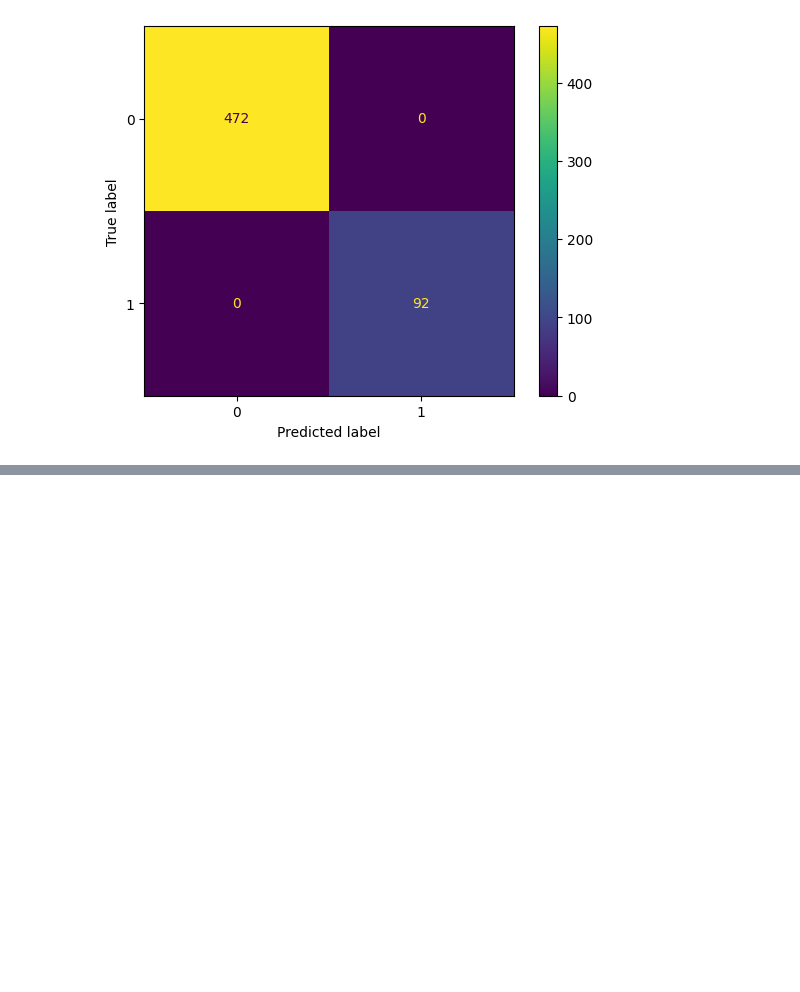
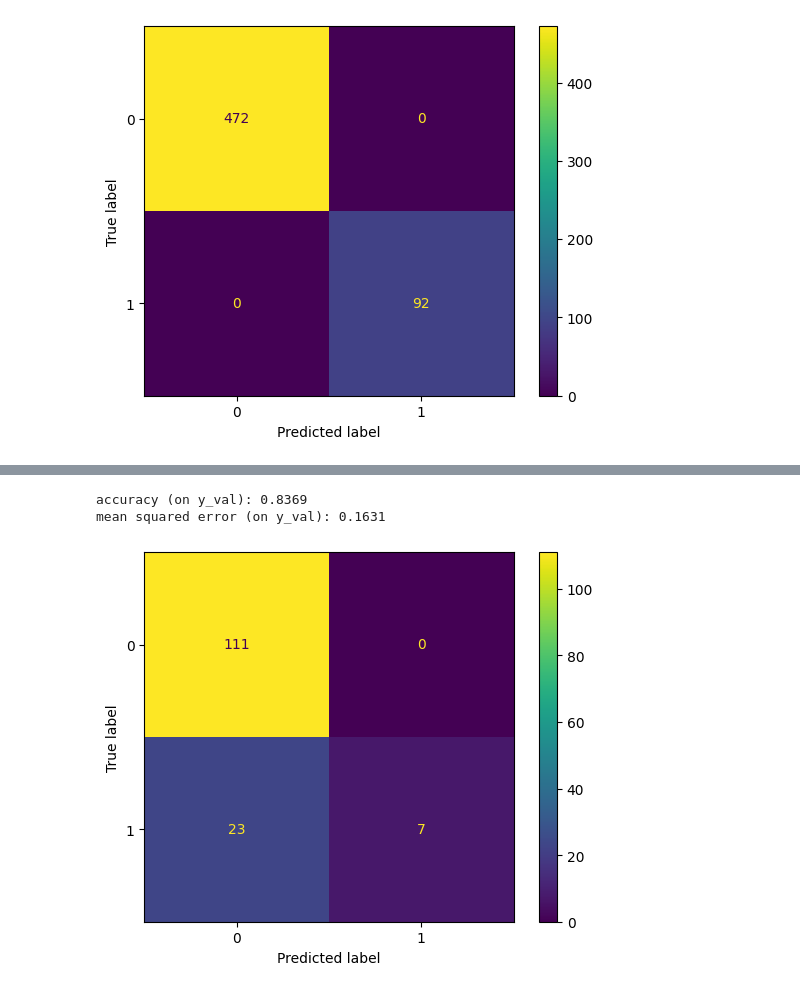
Before and after one commit to rjbeer/CS39AA-Project, a Jupyter notebook: ProjectPart2.ipynb, the cells around one changed output, grey strips where cells are left out. Cells and saved outputs as stored; diff of their text form; code cells hidden in the pictures; blank space fills up the shorter version.

```diff
--- a/ProjectPart2.ipynb
+++ b/ProjectPart2.ipynb
@@ -183,0 +233,9 @@ The second model also has an accuracy of 1.0! This is a problem and must be addr
+# %%
+model = RandomForestClassifier(n_estimators=50)
+model = model.fit(X_train, y_train)
+
+predictions_train = model.predict(X_train)
+
+disp = ConfusionMatrixDisplay(confusion_matrix(y_train, predictions_train), display_labels=['0', '1'])
+disp.plot()
+print(f"accuracy (on y_train): {accuracy_score(y_train, predictions_train):.4f}")
@@ -183,0 +245,10 @@ The second model also has an accuracy of 1.0! This is a problem and must be addr
+# %%
+predictions_val = model.predict(X_val)
+disp = ConfusionMatrixDisplay(confusion_matrix(y_val, predictions_val), display_labels=['0', '1'])
+disp.plot()
+print(f"accuracy (on y_val): {accuracy_score(y_val, predictions_val):.4f}")
+print(f"mean squared error (on y_val): {mean_squared_error(y_val, predictions_val):.4f}")
+# %% [output]
+accuracy (on y_val): 0.8369
+mean squared error (on y_val): 0.1631
+[figure, added]
```
Also changed, not shown: parts of 11 cells of this notebook.
